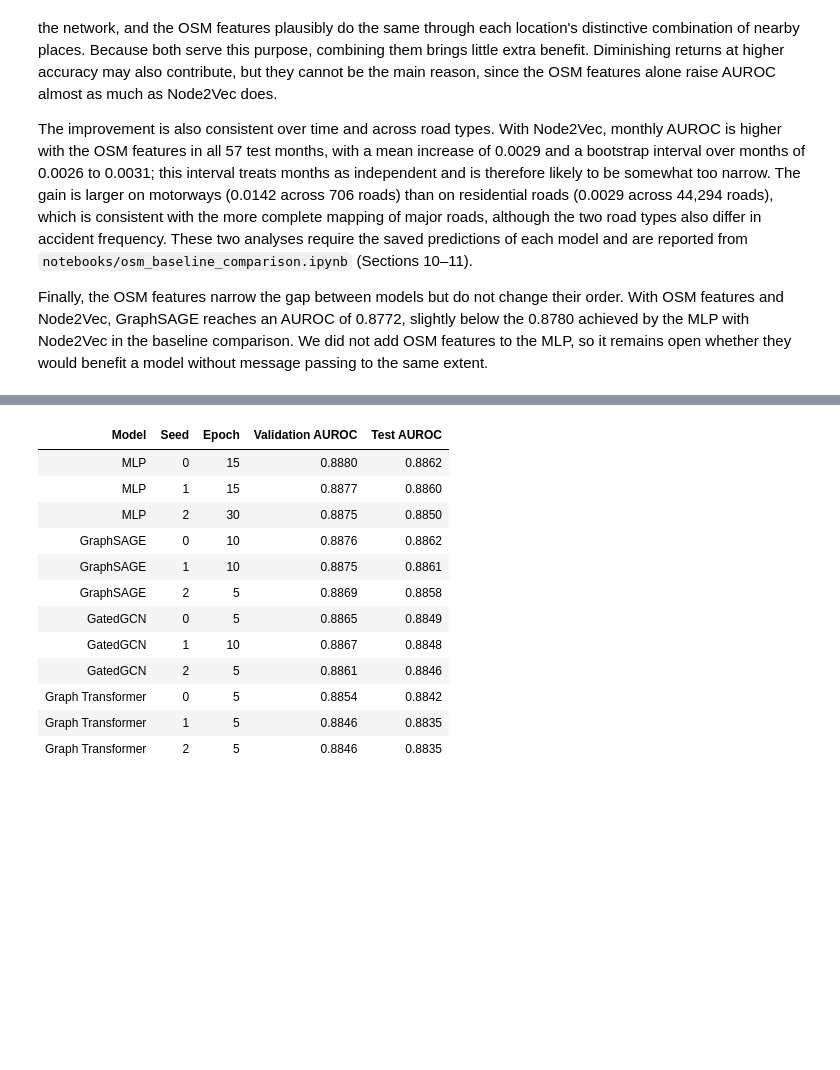
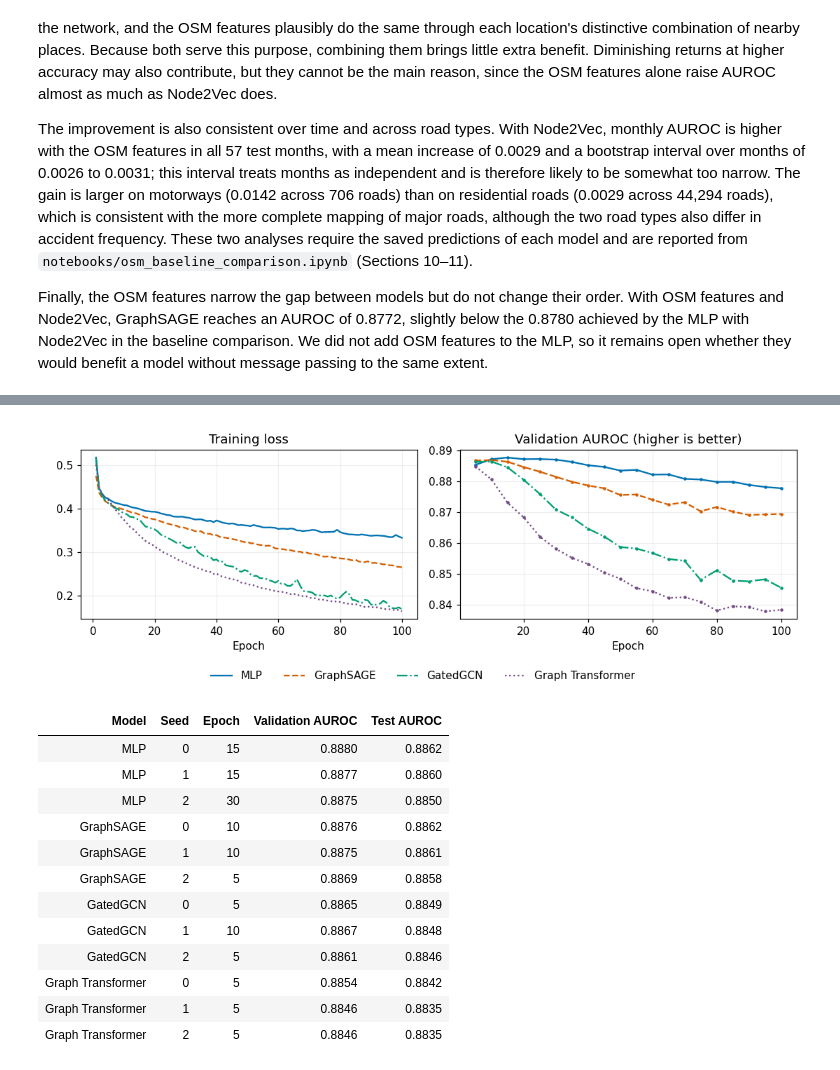
Before and after one commit to aaronteork/CS5284_GML, a Jupyter notebook: Final_Report.ipynb, the cells around one changed output, grey strips where cells are left out. Cells and saved outputs as stored; diff of their text form; code cells hidden in the pictures; blank space fills up the shorter version.

Commit message:
Expand accident history discussion and consolidate training curves

```diff
--- a/Final_Report.ipynb
+++ b/Final_Report.ipynb
@@ -761,3 +751,11 @@ Each test score comes from the checkpoint selected on validation for that model
+# %%
+from src.history.report import plot_history_training_summary
+
+figure = plot_history_training_summary(full_history_root, "classification")
+display(figure)
+plt.close(figure)
+# %% [output]
+[figure, added]
 # %%
 from src.history.report import history_checkpoints
 
```
Also changed, not shown: parts of 9 cells of this notebook, 1 other file.
